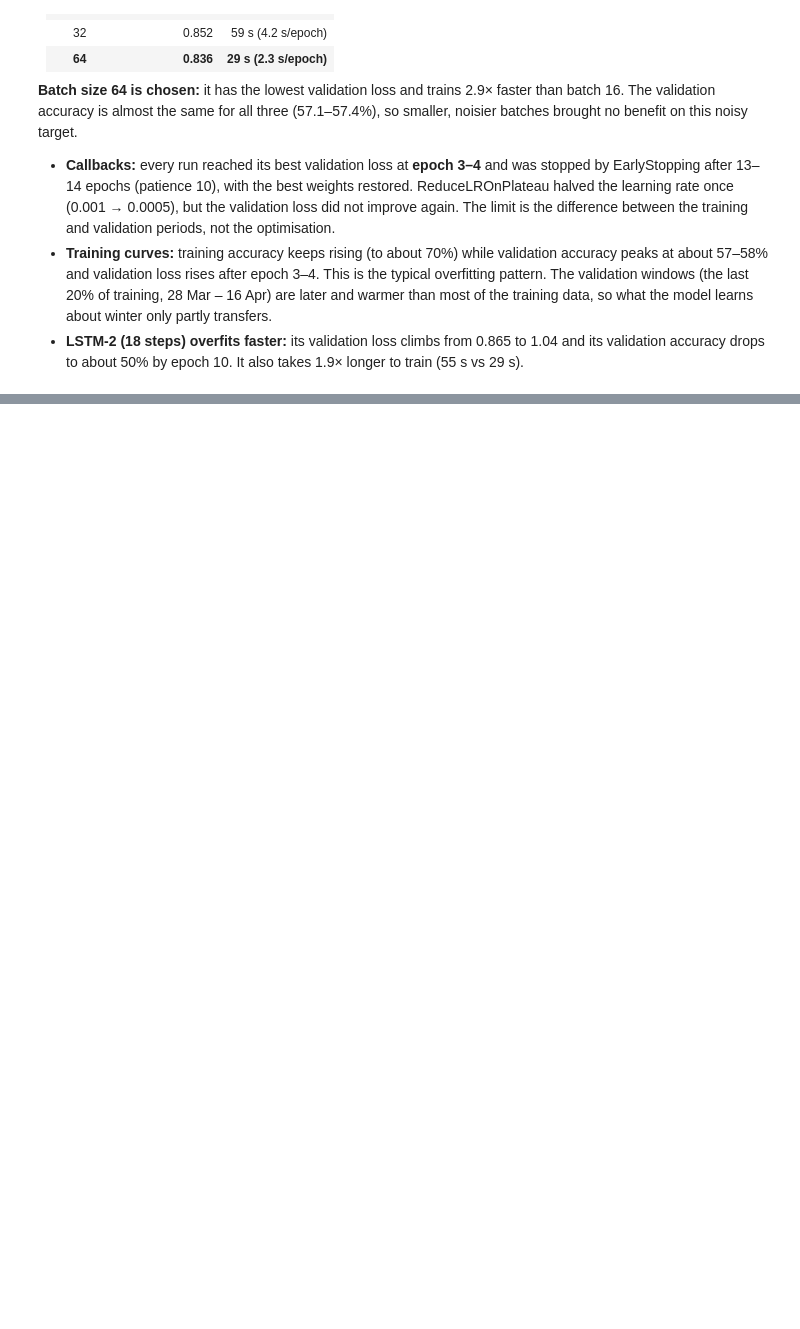
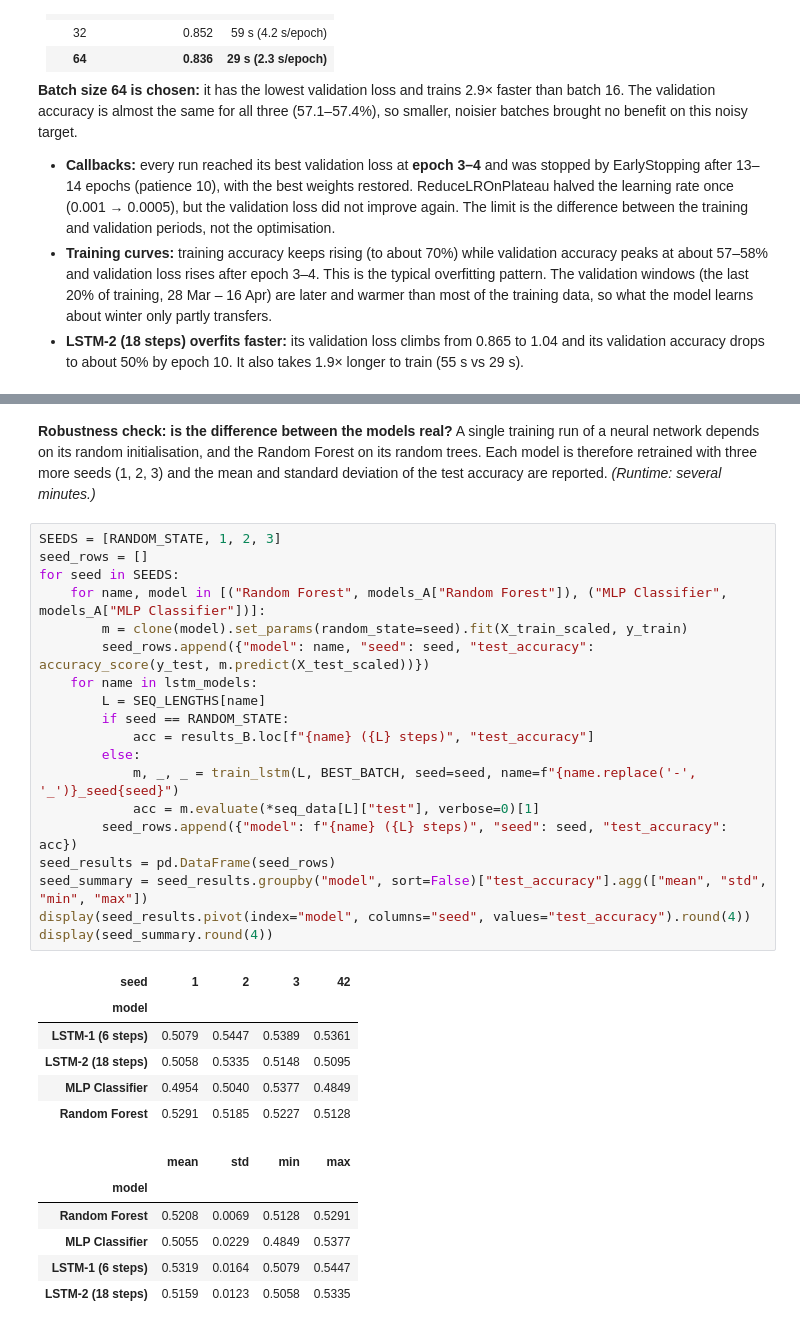
Before and after one commit to phu1009/COS40007---AI-Engineering-, a Jupyter notebook: Portfolio Assessment 3/notebook code/portfolio_assessment_3.ipynb, the cells around one changed output, grey strips where cells are left out. Saved outputs shown, nothing was run; the diff lists cells and outputs as text; blank space fills up the shorter version.

```diff
--- a/Portfolio Assessment 3/notebook code/portfolio_assessment_3.ipynb
+++ b/Portfolio Assessment 3/notebook code/portfolio_assessment_3.ipynb
@@ -672,0 +759,34 @@ plt.show()
+# %% [markdown]
+**Robustness check: is the difference between the models real?** A single training run of a neural network depends on its random initialisation, and the Random Forest on its random trees. Each model is therefore retrained with three more seeds (1, 2, 3) and the mean and standard deviation of the test accuracy are reported. *(Runtime: several minutes.)*
+# %%
+SEEDS = [RANDOM_STATE, 1, 2, 3]
+seed_rows = []
+for seed in SEEDS:
+    for name, model in [("Random Forest", models_A["Random Forest"]), ("MLP Classifier", models_A["MLP Classifier"])]:
+        m = clone(model).set_params(random_state=seed).fit(X_train_scaled, y_train)
+        seed_rows.append({"model": name, "seed": seed, "test_accuracy": accuracy_score(y_test, m.predict(X_test_scaled))})
+    for name in lstm_models:
+        L = SEQ_LENGTHS[name]
+        if seed == RANDOM_STATE:
+            acc = results_B.loc[f"{name} ({L} steps)", "test_accuracy"]
+        else:
+            m, _, _ = train_lstm(L, BEST_BATCH, seed=seed, name=f"{name.replace('-', '_')}_seed{seed}")
+            acc = m.evaluate(*seq_data[L]["test"], verbose=0)[1]
+        seed_rows.append({"model": f"{name} ({L} steps)", "seed": seed, "test_accuracy": acc})
+seed_results = pd.DataFrame(seed_rows)
+seed_summary = seed_results.groupby("model", sort=False)["test_accuracy"].agg(["mean", "std", "min", "max"])
+display(seed_results.pivot(index="model", columns="seed", values="test_accuracy").round(4))
+display(seed_summary.round(4))
+# %% [output]
+| seed | 1 | 2 | 3 | 42 |
+| model |  |  |  |  |
+| LSTM-1 (6 steps) | 0.5079 | 0.5447 | 0.5389 | 0.5361 |
+| LSTM-2 (18 steps) | 0.5058 | 0.5335 | 0.5148 | 0.5095 |
+| MLP Classifier | 0.4954 | 0.5040 | 0.5377 | 0.4849 |
+| Random Forest | 0.5291 | 0.5185 | 0.5227 | 0.5128 |
+|  | mean | std | min | max |
+| model |  |  |  |  |
+| Random Forest | 0.5208 | 0.0069 | 0.5128 | 0.5291 |
+| MLP Classifier | 0.5055 | 0.0229 | 0.4849 | 0.5377 |
+| LSTM-1 (6 steps) | 0.5319 | 0.0164 | 0.5079 | 0.5447 |
+| LSTM-2 (18 steps) | 0.5159 | 0.0123 | 0.5058 | 0.5335 |
```
Also changed, not shown: parts of 5 cells of this notebook, 2 other files.
